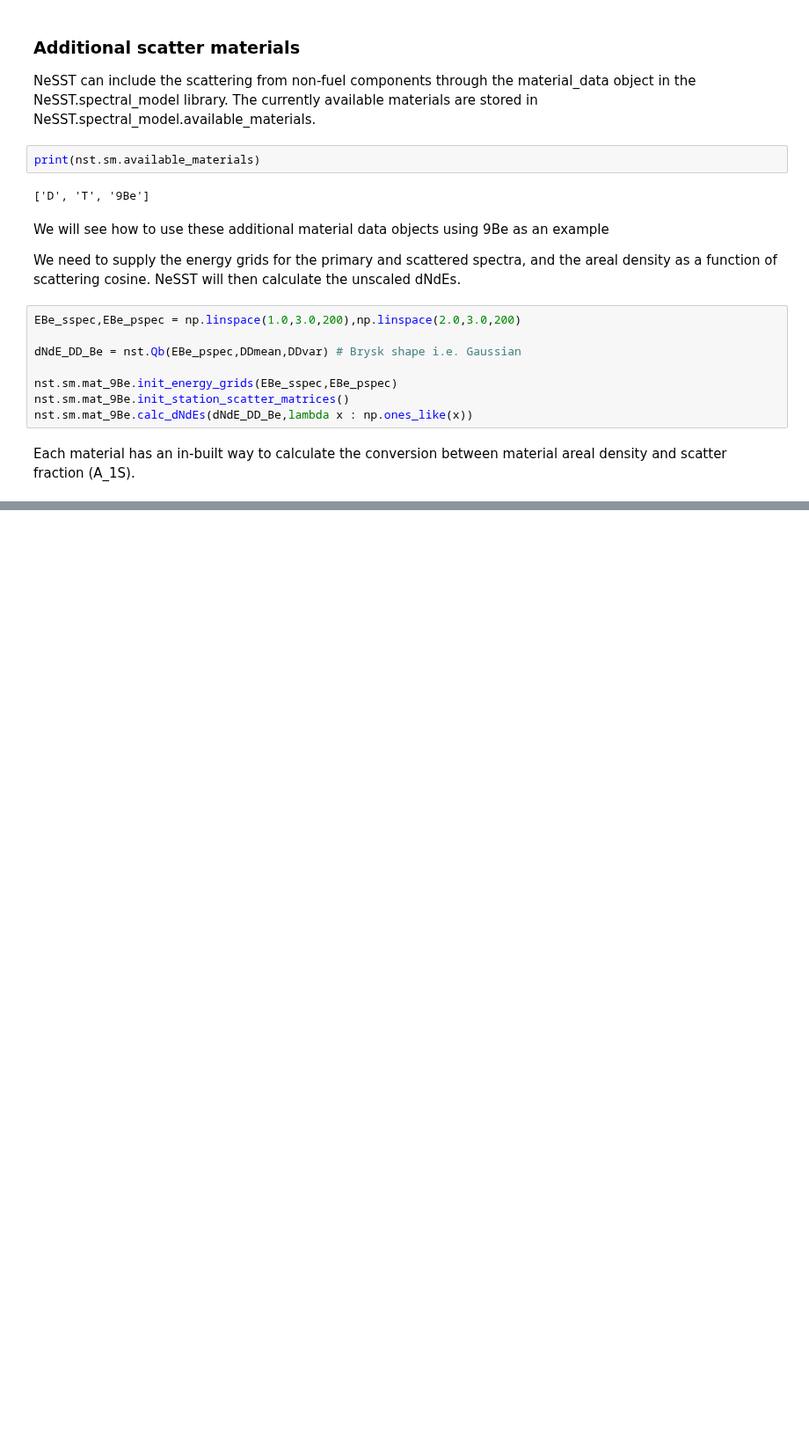
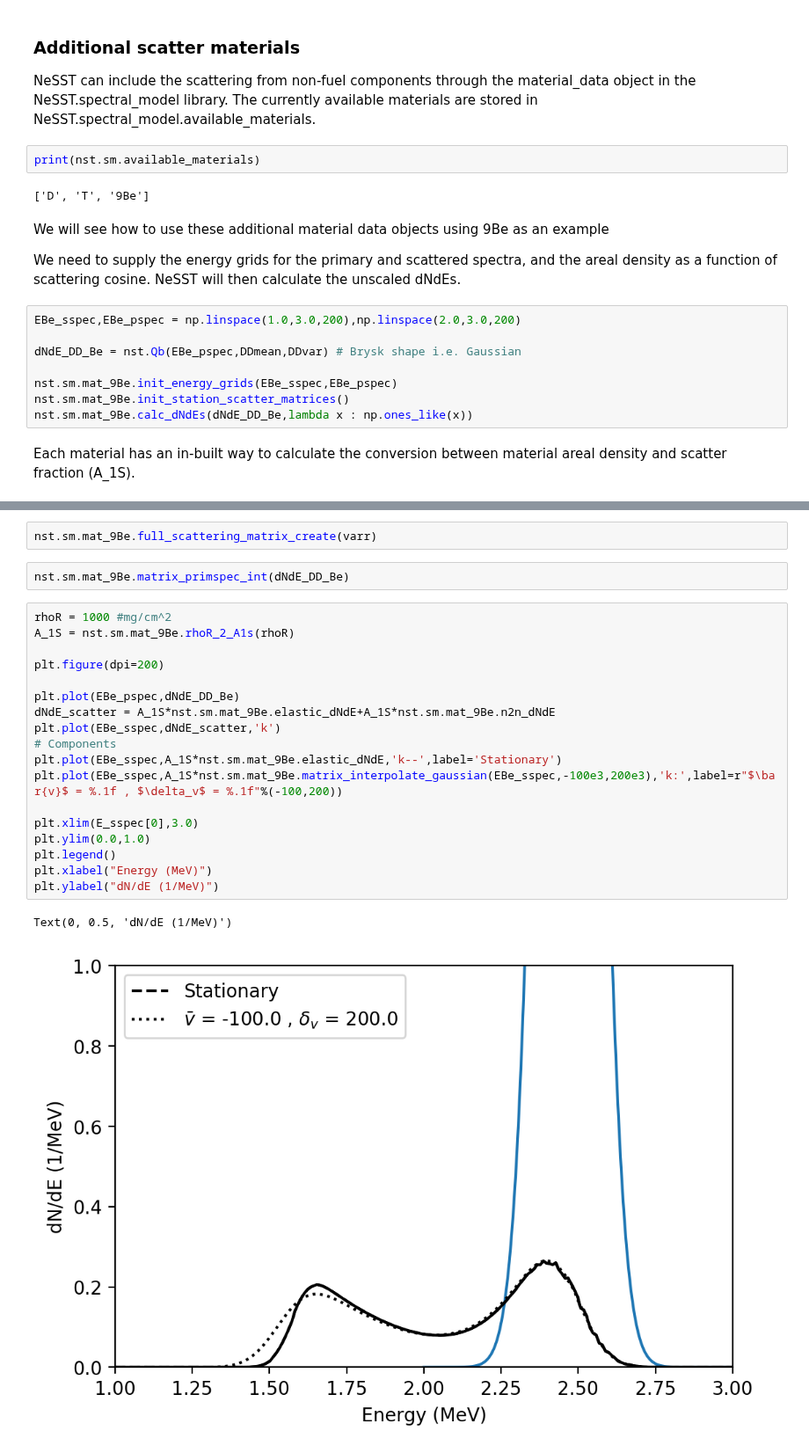
Before and after one commit to aidancrilly/NeSST, a Jupyter notebook: example/NeSST Guide.ipynb, the cells around one changed output, grey strips where cells are left out. Shown at 88% size. Cells and saved outputs as stored; diff of their text form; blank space fills up the shorter version.

```diff
--- a/example/NeSST Guide.ipynb
+++ b/example/NeSST Guide.ipynb
@@ -315,0 +316,25 @@ Text(0, 0.5, 'dN/dE (1/MeV)')
+# %%
+nst.sm.mat_9Be.full_scattering_matrix_create(varr)
+# %%
+nst.sm.mat_9Be.matrix_primspec_int(dNdE_DD_Be)
+# %%
+rhoR = 1000 #mg/cm^2
+A_1S = nst.sm.mat_9Be.rhoR_2_A1s(rhoR)
+
+plt.figure(dpi=200)
+
+plt.plot(EBe_pspec,dNdE_DD_Be)
+dNdE_scatter = A_1S*nst.sm.mat_9Be.elastic_dNdE+A_1S*nst.sm.mat_9Be.n2n_dNdE
+plt.plot(EBe_sspec,dNdE_scatter,'k')
+# Components
+plt.plot(EBe_sspec,A_1S*nst.sm.mat_9Be.elastic_dNdE,'k--',label='Stationary')
+plt.plot(EBe_sspec,A_1S*nst.sm.mat_9Be.matrix_interpolate_gaussian(EBe_sspec,-100e3,200e3),'k:',label=r"$\bar{v}$ = %.1f , $\delta_v$ = %.1f"%(-100,200))
+
+plt.xlim(E_sspec[0],3.0)
+plt.ylim(0.0,1.0)
+plt.legend()
+plt.xlabel("Energy (MeV)")
+plt.ylabel("dN/dE (1/MeV)")
+# %% [output]
+Text(0, 0.5, 'dN/dE (1/MeV)')
+[figure, added]
```
Also changed, not shown: parts of 1 cell of this notebook.
